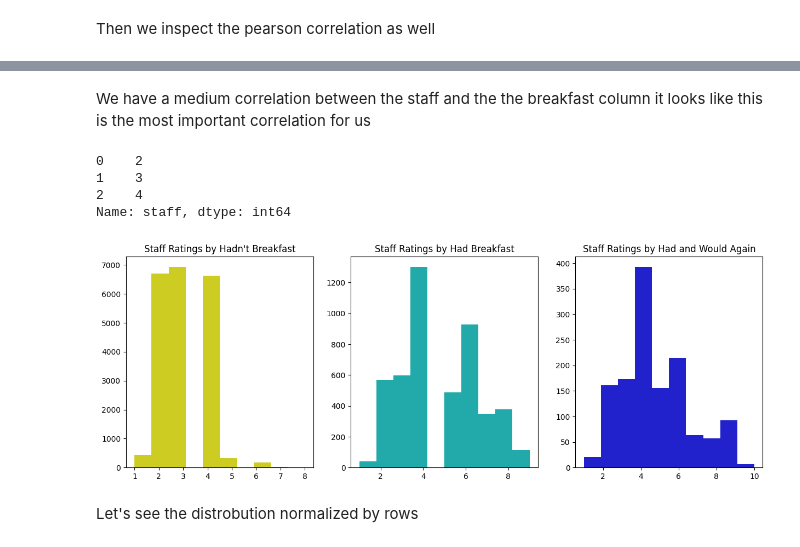
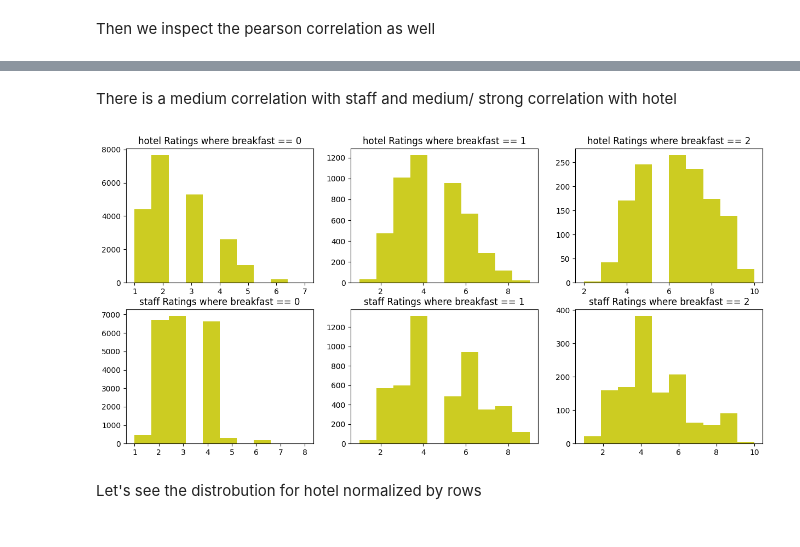
Before and after one commit to ZoltanNyaradi/Guest-Survey-Analysis-to-Improve-Hotel-Breakfast, a Jupyter notebook: jupyter_notebooks/02 - SurveyStudy.ipynb, the cells around one changed output, grey strips where cells are left out. Saved outputs shown, nothing was run; the diff lists cells and outputs as text; code cells hidden in the pictures.

```diff
--- a/jupyter_notebooks/02 - SurveyStudy.ipynb
+++ b/jupyter_notebooks/02 - SurveyStudy.ipynb
@@ -104,32 +104,25 @@ variety       0.054705
 Name: breakfast, dtype: float64
-# %% [markdown]
-We have a medium correlation between the staff and the the breakfast column it looks like this is the most important correlation for us
-# %%
-df[df["breakfast"]==0]["staff"]
-# %% [output]
-0    2
-1    3
-2    4
-Name: staff, dtype: int64
-# %%
-import matplotlib.pyplot as plt
-import seaborn as sns
-
-fig, axes = plt.subplots(nrows=1, ncols=3, figsize=(15, 5))
-
-axes[0].hist(df[df["breakfast"]==0]["staff"], bins=10, color="#CCCC22")
-axes[0].set_title("Staff Ratings by Hadn't Breakfast")
-
-axes[1].hist(df[df["breakfast"]==1]["staff"], bins=10, color="#22AAAA")
-axes[1].set_title("Staff Ratings by Had Breakfast")
-
-axes[2].hist(df[df["breakfast"]==2]["staff"], bins=10, color="#2222CC")
-axes[2].set_title("Staff Ratings by Had and Would Again")
-plt.show()
-# %% [output]
-[figure, removed]
+# %% [markdown]
+There is a medium correlation with staff and medium/ strong correlation with hotel
+# %%
+import matplotlib.pyplot as plt
+import seaborn as sns
+
+fig, axes = plt.subplots(nrows=2, ncols=3, figsize=(15, 7))
+
+correlated_variables = df.corr(method="pearson")["breakfast"].sort_values(key=abs, ascending=False).drop("breakfast")[:2].index
+
+for unique_value in df["breakfast"].unique():
+    for row in range(0,2):
+        axes[row][unique_value].hist(df[df["breakfast"]==unique_value][correlated_variables[row]], bins=10, color="#CCCC22")
+        axes[row][unique_value].set_title(f"{correlated_variables[row]} Ratings where breakfast == {unique_value}")
+
+
+plt.show()
+# %% [output]
+[figure, added]
 # %% [markdown]
-Let's see the distrobution normalized by rows
+Let's see the distrobution for hotel normalized by rows
 # %%
 
 df_count = pd.DataFrame()
```
Also changed, not shown: parts of 4 cells of this notebook, 15 other files.
